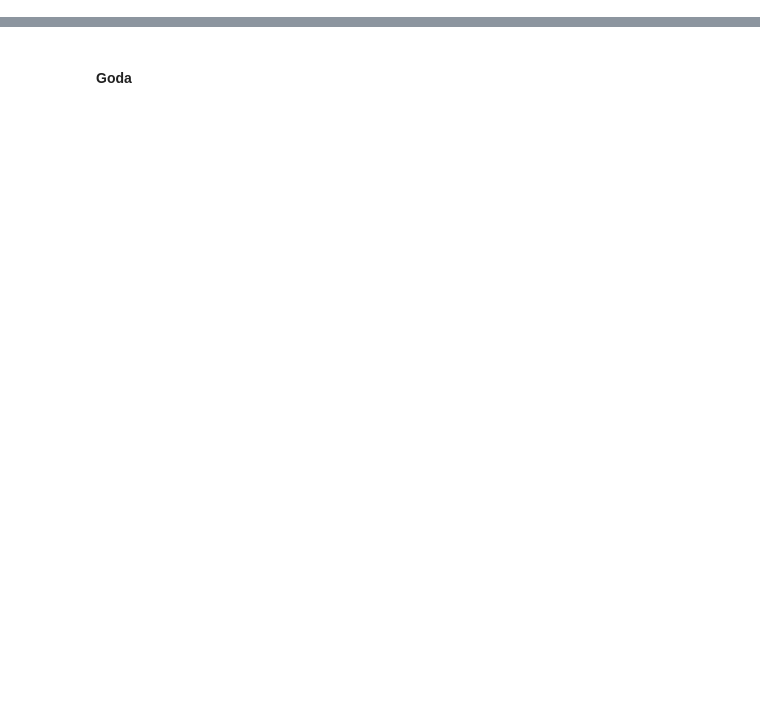
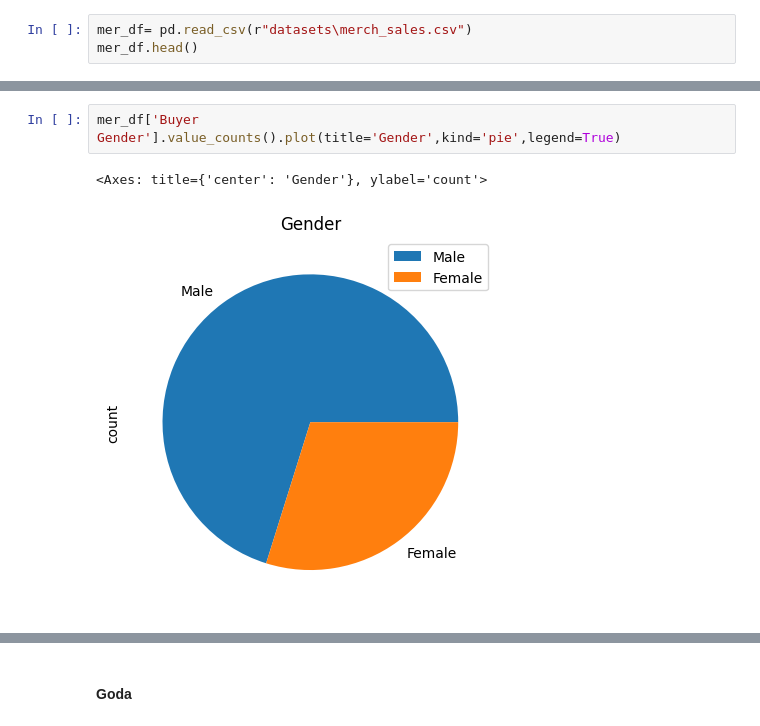
Before and after one commit to 0-Ahmed-Tamer-0/Sales_Forecasting_and_Demand_Prediction, a Jupyter notebook: Milestone 1.ipynb, the cells around one changed output, grey strips where cells are left out. Cells and saved outputs as stored; diff of their text form; blank space fills up the shorter version.

Commit message:
Review for the milestone
-the state column need some adjustments
-the Gender column is not realistic
-MUST ADD COMMENT TO EXPLAIN THE CODE.

```diff
--- a/Milestone 1.ipynb
+++ b/Milestone 1.ipynb
@@ -18,0 +72,3 @@ df.tail()
+# %%
+mer_df= pd.read_csv(r"datasets\merch_sales.csv")
+mer_df.head()
@@ -19,3 +133,8 @@ df.tail()
+# %%
+mer_df['Buyer Gender'].value_counts().plot(title='Gender',kind='pie',legend=True)
+# %% [output]
+<Axes: title={'center': 'Gender'}, ylabel='count'>
+[figure, added]
 # %%
 # States from richest to least
 states_income = [
```
Also changed, not shown: parts of 21 cells of this notebook, 1 other file.
